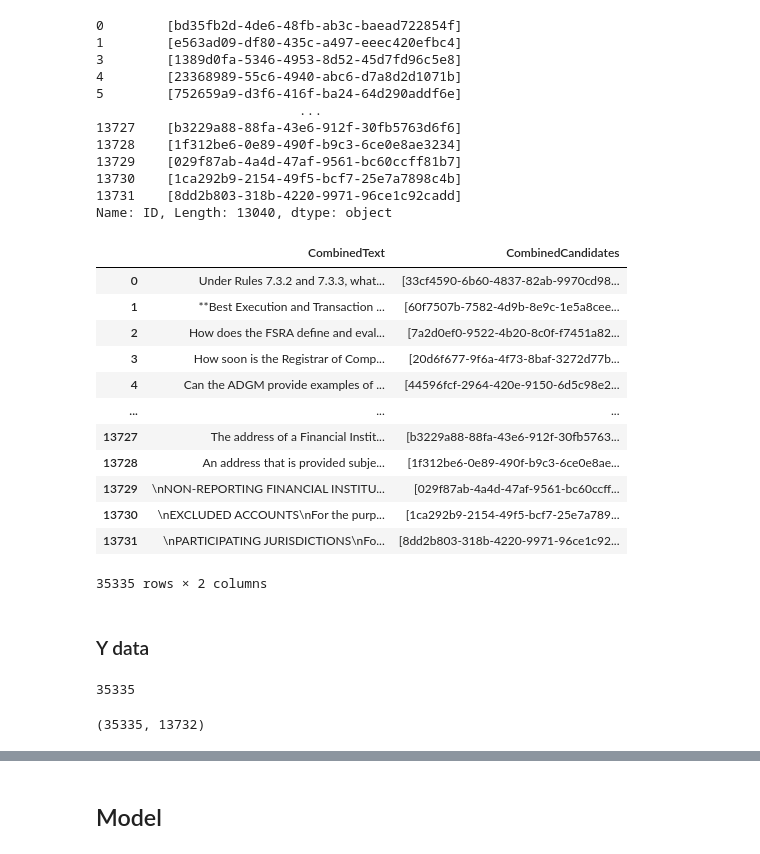
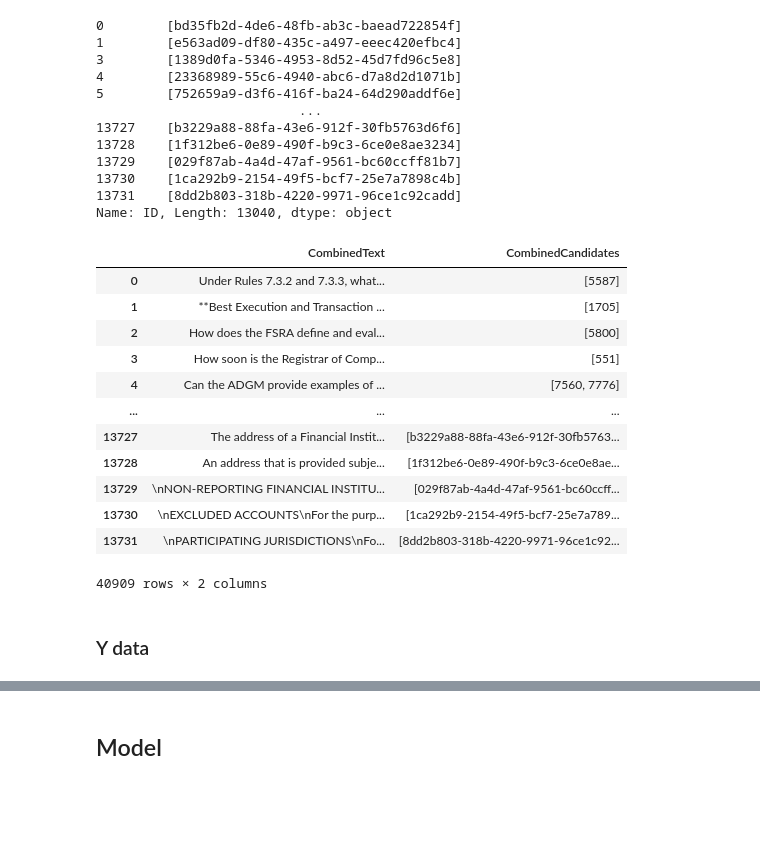
Before and after one commit to davidsequera/LegalRanker, a Jupyter notebook: main.ipynb, the cells around one changed output, grey strips where cells are left out. Saved outputs shown, nothing was run; the diff lists cells and outputs as text; code cells hidden in the pictures; blank space fills up the shorter version.

```diff
--- a/main.ipynb
+++ b/main.ipynb
@@ -250,2 +325,7 @@ plt.show()
 # %% [markdown]
 ## Prepare Data
+# %%
+def prepare_questions(questions, local_to_global_id,id_to_index):
+    question_texts = questions['Question']
+    questions_passages = questions['Passages'].apply(lambda X: [id_to_index[local_to_global_id[(x['DocumentID'],x['PassageID'])]] for x in X])
+    return question_texts, questions_passages
@@ -252,5 +344,2 @@ plt.show()
 # %% [markdown]
 ### X data
-# %%
-# Cast the document_id and passage_id to the unique passage id
-id_casting = {(row[1]['DocumentID'],row[1]['PassageID']) : row[1]['ID'] for row in passages.iterrows()}
@@ -277,0 +346,2 @@ question_texts,candidate_passages
+# %%
+questions_texts, questions_passages = prepare_questions(questions,id_casting ,id_to_index)
@@ -296,6 +366,6 @@ Name: Passage, Length: 13040, dtype: object
 # %%
-candidate_passages4passages = filtered_passages['ID'].apply(lambda x: [x])
-candidate_passages4passages
+questions_passages4passages = filtered_passages['ID'].apply(lambda x: [x])
+questions_passages4passages
 # %% [output]
 0        [bd35fb2d-4de6-48fb-ab3c-baead722854f]
 1        [e563ad09-df80-435c-a497-eeec420efbc4]
@@ -312,51 +382,29 @@ Name: ID, Length: 13040, dtype: object
 # %%
 # Combine questions_text and passages_text
 
-combined_texts = pd.concat([question_texts, passages_text])
-combined_candidates = pd.concat([candidate_passages,candidate_passages4passages])
+combined_texts = pd.concat([questions_texts, passages_text])
+combined_candidates = pd.concat([questions_passages,questions_passages4passages])
 
 # Create a new DataFrame with the combined texts and candidates
 combined_df = pd.DataFrame({
     'CombinedText': combined_texts,
     'CombinedCandidates': combined_candidates
 })
 
 combined_df
 # %% [output]
 |  | CombinedText | CombinedCandidates |
-| 0 | Under Rules 7.3.2 and 7.3.3, what... | [33cf4590-6b60-4837-82ab-9970cd98... |
-| 1 | **Best Execution and Transaction ... | [60f7507b-7582-4d9b-8e9c-1e5a8cee... |
-| 2 | How does the FSRA define and eval... | [7a2d0ef0-9522-4b20-8c0f-f7451a82... |
-| 3 | How soon is the Registrar of Comp... | [20d6f677-9f6a-4f73-8baf-3272d77b... |
-| 4 | Can the ADGM provide examples of ... | [44596fcf-2964-420e-9150-6d5c98e2... |
+| 0 | Under Rules 7.3.2 and 7.3.3, what... | [5587] |
+| 1 | **Best Execution and Transaction ... | [1705] |
+| 2 | How does the FSRA define and eval... | [5800] |
+| 3 | How soon is the Registrar of Comp... | [551] |
+| 4 | Can the ADGM provide examples of ... | [7560, 7776] |
 | ... | ... | ... |
 | 13727 | The address of a Financial Instit... | [b3229a88-88fa-43e6-912f-30fb5763... |
 | 13728 | An address that is provided subje... | [1f312be6-0e89-490f-b9c3-6ce0e8ae... |
 | 13729 | \nNON-REPORTING FINANCIAL INSTITU... | [029f87ab-4a4d-47af-9561-bc60ccff... |
 | 13730 | \nEXCLUDED ACCOUNTS\nFor the purp... | [1ca292b9-2154-49f5-bcf7-25e7a789... |
 | 13731 | \nPARTICIPATING JURISDICTIONS\nFo... | [8dd2b803-318b-4220-9971-96ce1c92... |
-35335 rows × 2 columns
+40909 rows × 2 columns
 # %% [markdown]
 ### Y data
-# %%
-# Create a mapping of ID to its index in the DataFrame
-id_to_index = {row['ID']: index for index, row in passages.iterrows()}
-
-# Replace IDs with their indexes
-index_list = [[id_to_index[id_] for id_ in sublist] for sublist in combined_candidates]
-
-len(index_list)
-# %% [output]
-35335
-# %%
-labels_length = passages.shape[0]
-# Create an array of zeros with shape (len(index_list), labels_length)
-y_labels = np.zeros((len(index_list), labels_length), dtype=np.float32)
-
-# Set the appropriate indices to 1
-for i, t in enumerate(index_list):
-    y_labels[i, t] = 1.0  # Use advanced indexing to set the one-hot indices
-
-y_labels.shape
-# %% [output]
-(35335, 13732)
```
Also changed, not shown: parts of 43 cells of this notebook.
